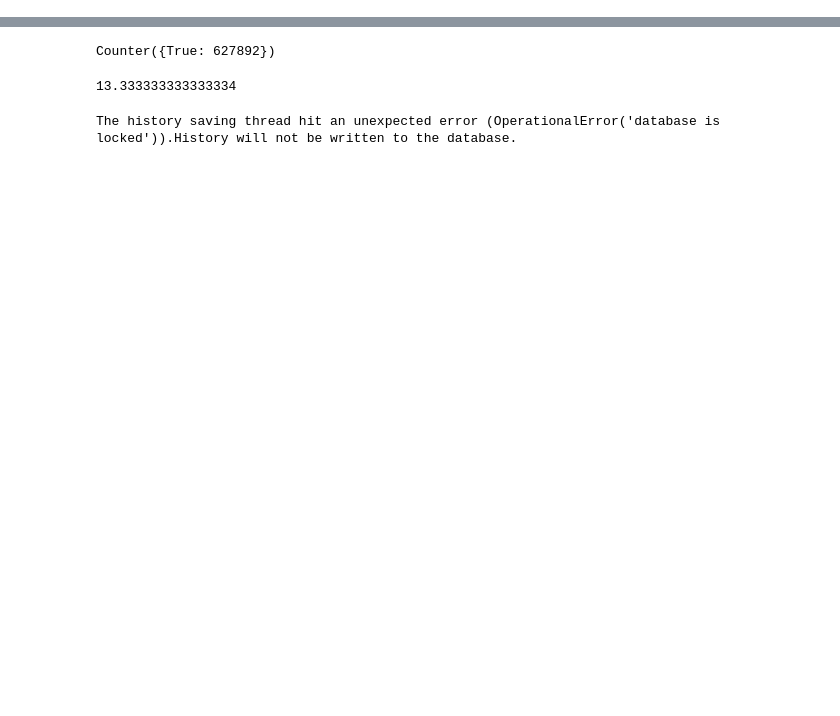
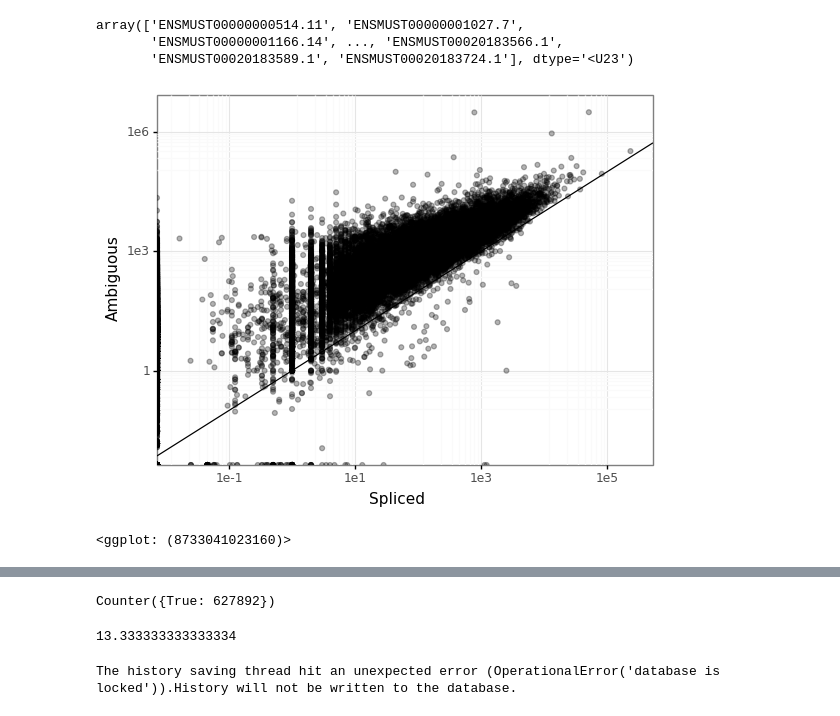
Before and after one commit to davidaknowles/calcutta, a Jupyter notebook: alevin.ipynb, the cells around one changed output, grey strips where cells are left out. Saved outputs shown, nothing was run; the diff lists cells and outputs as text; code cells hidden in the pictures; blank space fills up the shorter version.

```diff
--- a/alevin.ipynb
+++ b/alevin.ipynb
@@ -0,0 +154,12 @@
+# %%
+genes_np[~is_precursor] # ah, really wanted genes here
+# %% [output]
+array(['ENSMUST00000000514.11', 'ENSMUST00000001027.7',
+       'ENSMUST00000001166.14', ..., 'ENSMUST00020183566.1',
+       'ENSMUST00020183589.1', 'ENSMUST00020183724.1'], dtype='<U23')
+# %%
+( p9.ggplot(gene_sum_df, p9.aes("Spliced","Ambiguous")) + p9.geom_point(alpha=0.3) + p9.scale_x_log10() + p9.scale_y_log10() +
+ p9.geom_abline(intercept=0, slope = 1) )
+# %% [output]
+[figure, added]
+<ggplot: (8733041023160)>
```
Also changed, not shown: parts of 49 cells of this notebook, 21 other files.
